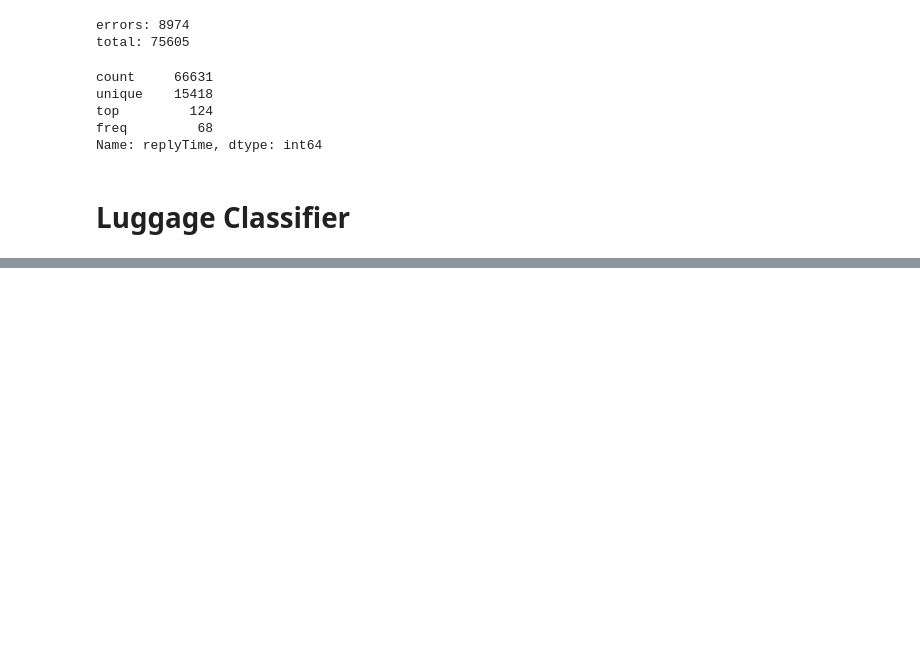
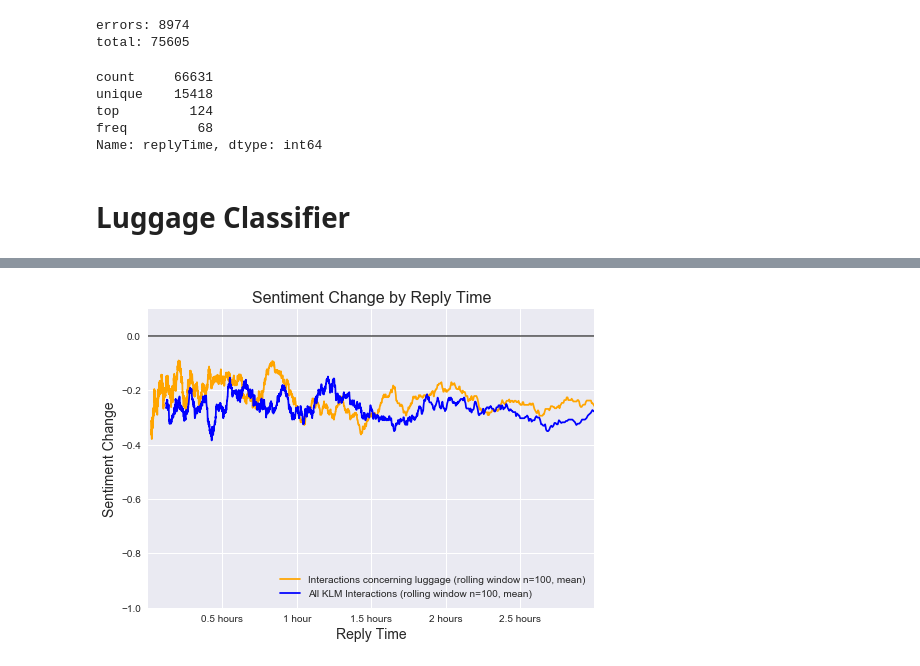
Before and after one commit to dharmsen/DBLDataChallenge, a Jupyter notebook: replytime/replytime_sentimentchange.ipynb, the cells around one changed output, grey strips where cells are left out. Drawn from its saved outputs; the diff is of its cells as text; code cells hidden in the pictures; blank space fills up the shorter version.

```diff
--- a/replytime/replytime_sentimentchange.ipynb
+++ b/replytime/replytime_sentimentchange.ipynb
@@ -207,0 +438,32 @@ Name: replyTime, dtype: int64
+# %%
+#df_all_luggage = df_all_luggage[df_all_luggage['replyTime']<3600]
+df_all_luggage2 = df_all_luggage.sort_values(by='replyTime', ascending=True).rolling(200).mean()
+df_all_luggage2 = df_all_luggage2.set_index('replyTime')
+
+df_all_luggage2['sentChange'].plot(kind='line', color='orange', label='Interactions concerning luggage (rolling window n=100, mean)')
+
+df_klm2 = df_klm1.sort_values(by='replyTime', ascending=True).rolling(200).mean()
+df_klm2 = df_klm2.set_index('replyTime')
+
+df_klm2['sentChange'].plot(kind='line', color='blue', label='All KLM Interactions (rolling window n=100, mean)')
+
+lr = LinearRegression()
+lr.fit(df_klm1[['replyTime']], df_klm1[['sentChange']])
+x1 = 0
+y1 = lr.intercept_[0]
+x2 = 10800
+y2 = lr.intercept_[0] + lr.coef_[0][0]*x2
+#plt.plot([x1, x2], [y1, y2], 'k-', lw=1.5, label="Linear Regression (Sentiment Change = β_0 + β_1*ReplyTime)", color='lightblue')
+
+plt.xlim(0,10800)
+plt.ylim(-1,0.1)
+plt.xticks([1800, 3600, 5400, 7200, 9000], ["0.5 hours", "1 hour", "1.5 hours", "2 hours", "2.5 hours"])
+plt.ylabel('Sentiment Change', size=14)
+plt.xlabel('Reply Time', size=14)
+plt.title("Sentiment Change by Reply Time", size=16)
+plt.axhline(y=0, color='black', alpha=0.6)
+plt.legend(loc='lower right')
+plt.savefig('SentimentChange_by_ReplyTime.svg', dpi=300)
+plt.show()
+# %% [output]
+[figure, added]
```
Also changed, not shown: parts of 13 cells of this notebook, 7 other files.
